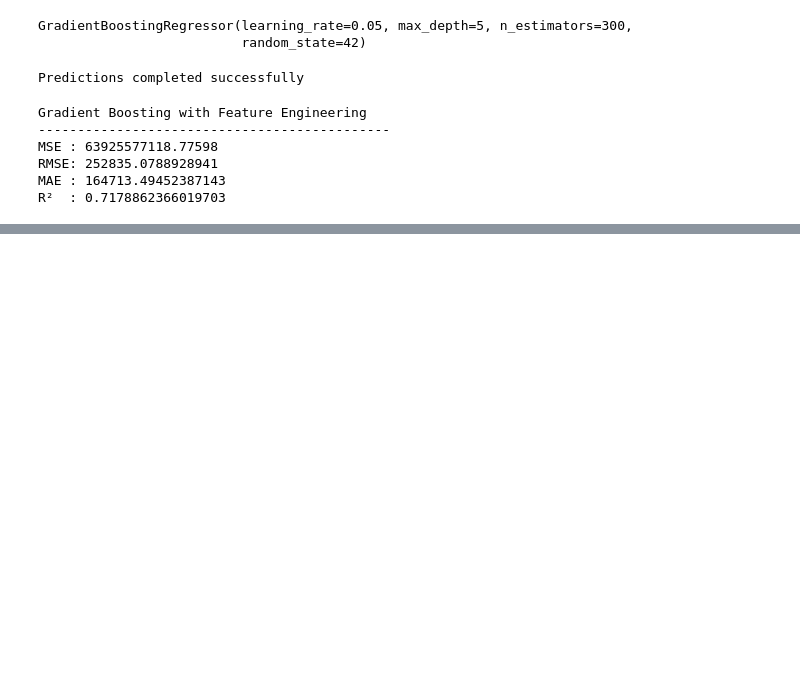
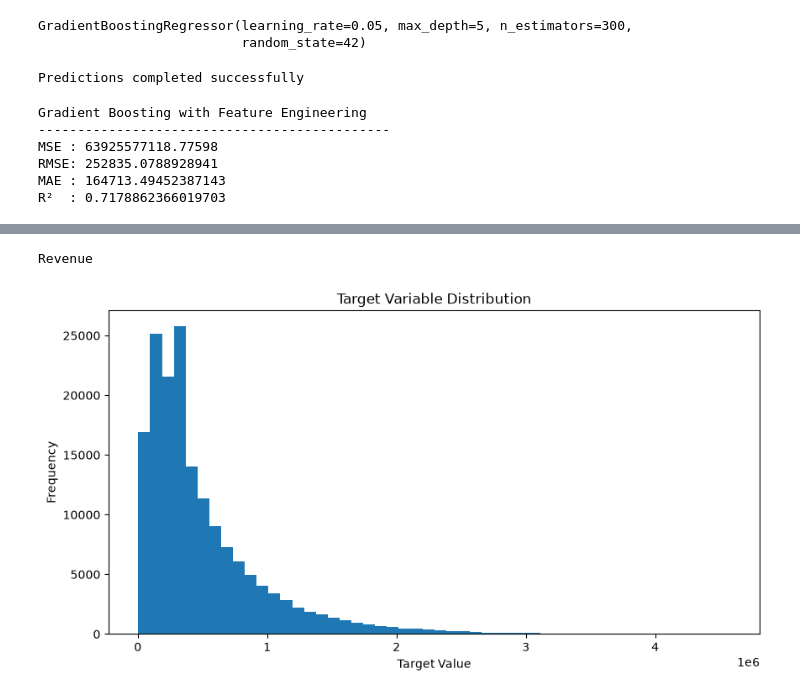
Before and after one commit to paulrobinsonr/Maketing_campaign_performance_prediction, a Jupyter notebook: view.ipynb, the cells around one changed output, grey strips where cells are left out. Drawn from its saved outputs; the diff is of its cells as text; code cells hidden in the pictures; blank space fills up the shorter version.

```diff
--- a/view.ipynb
+++ b/view.ipynb
@@ -2549,0 +2737,15 @@ R²  : 0.7178862366019703
+# %%
+print(y_reg_new.name)
+# %% [output]
+Revenue
+# %%
+import matplotlib.pyplot as plt
+
+plt.figure(figsize=(10, 5))
+plt.hist(y_reg_new, bins=50)
+plt.title("Target Variable Distribution")
+plt.xlabel("Target Value")
+plt.ylabel("Frequency")
+plt.show()
+# %% [output]
+[figure, added]
```
Also changed, not shown: parts of 18 cells of this notebook.
